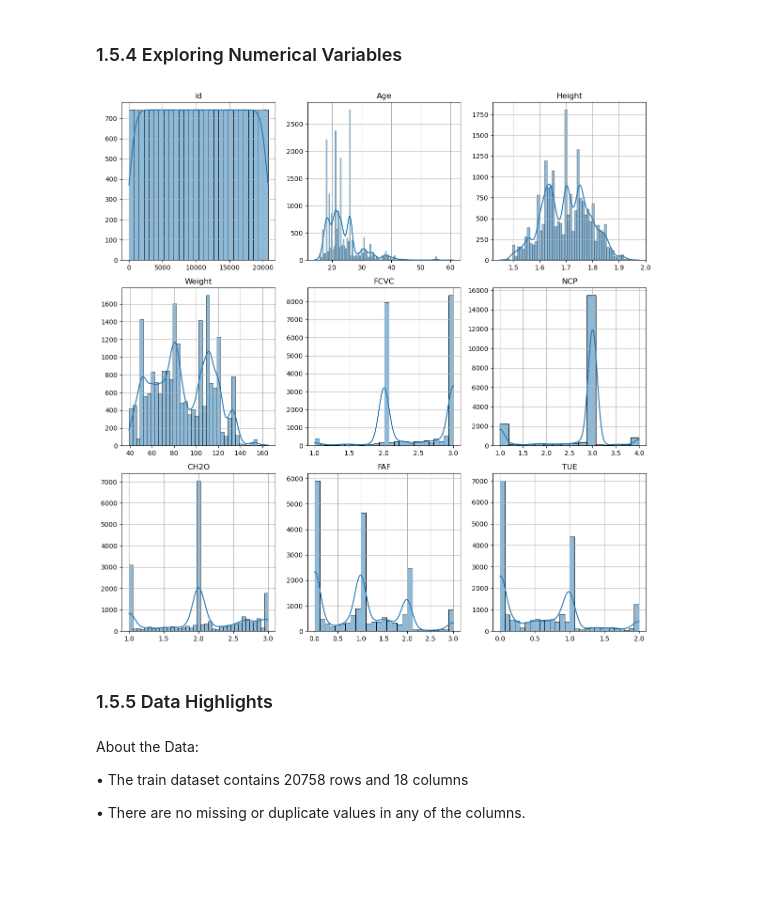
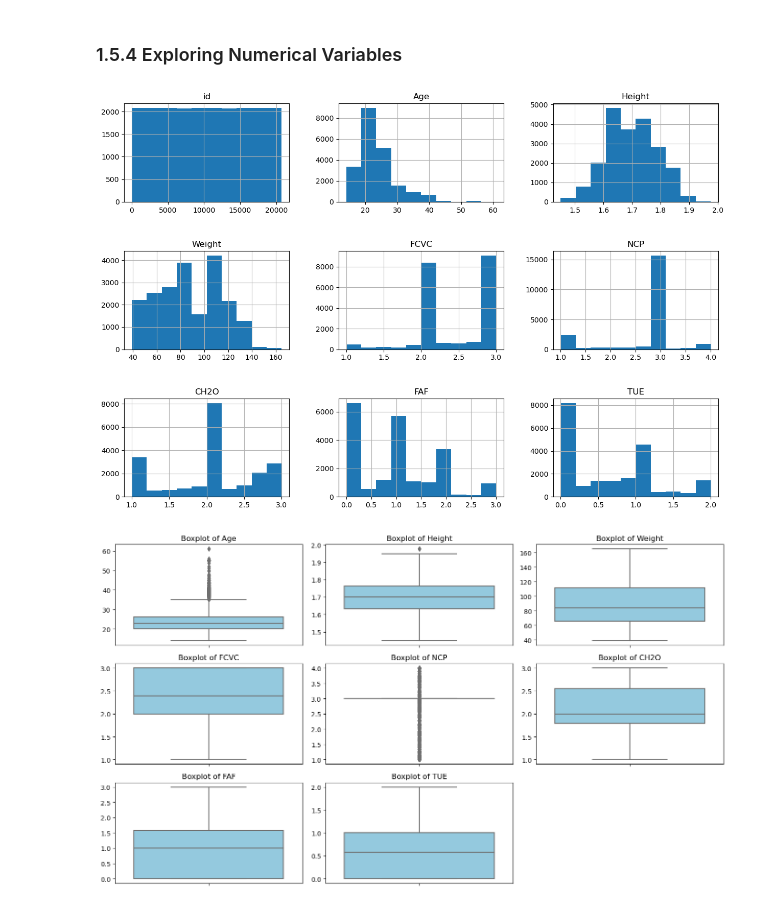
Before and after one commit to mm2648/CapstoneTwo, a Jupyter notebook: CapstoneTwo_ObesityRiskPrediction.ipynb, the cells around one changed output. Cells and saved outputs as stored; diff of their text form; code cells hidden in the pictures; blank space fills up the shorter version.

```diff
--- a/CapstoneTwo_ObesityRiskPrediction.ipynb
+++ b/CapstoneTwo_ObesityRiskPrediction.ipynb
@@ -205,37 +380,34 @@ plt.show()
 # %% [markdown]
 ### 1.5.4 Exploring Numerical Variables <a id='1.5.3_Numerical_Variables'></a>
 # %%
-# Identify numerical columns
-numerical_columns = train_data.select_dtypes(include=['float64', 'int64']).columns
+# Call train_data's `hist` method to plot histograms of each of the numeric features
+train_data.hist(figsize=(15,10))
 
-# Calculate number of rows and columns for subplots
-num_plots = len(numerical_columns)
-num_rows = math.ceil(num_plots / 3)
-num_cols = min(num_plots, 3)
+# Adjust spacing between subplots
+plt.subplots_adjust(hspace=0.5)
 
-# Set up the figure and axes
-fig, axes = plt.subplots(nrows=num_rows, ncols=num_cols, figsize=(12, 4*num_rows))
-axes = axes.flatten()
-
-# Create histograms for each numerical column
-for i, column in enumerate(numerical_columns):
-    ax = axes[i]
-    sns.histplot(train_data[column], ax=ax, kde=True)
-    ax.set_title(column)
-    ax.set_xlabel('')
-    ax.set_ylabel('')
-    ax.grid(True)
-
-# Adjust layout
-plt.tight_layout()
+# Show the plot
 plt.show()
 # %% [output]
-[figure, old version]
+[figure, new version]
-# %% [markdown]
-### 1.5.5 Data Highlights <a id='1.5.5_Data_Highlights'></a>
-# %% [markdown]
-About the Data:
-
-• The train dataset contains 20758 rows and 18 columns
-
-• There are no missing or duplicate values in any of the columns.
+# %%
+# Select continuous variables
+continuous_vars = ['Age', 'Height', 'Weight', 'FCVC', 'NCP', 'CH2O', 'FAF', 'TUE']
+
+# Set up the figure size and layout
+plt.figure(figsize=(14, 8))
+plt.subplots_adjust(wspace=0.5, hspace=0.5)
+
+# Loop through each continuous variable and create a boxplot
+for i, var in enumerate(continuous_vars):
+    plt.subplot(3, 3, i+1)
+    sns.boxplot(y=train_data[var], color='skyblue')
+    plt.title(f'Boxplot of {var}')
+    plt.ylabel('')
+    plt.xlabel('')
+
+# Adjust layout and display the plots
+plt.tight_layout()
+plt.show()
+# %% [output]
+[figure, added]
```
Also changed, not shown: parts of 17 cells of this notebook.
